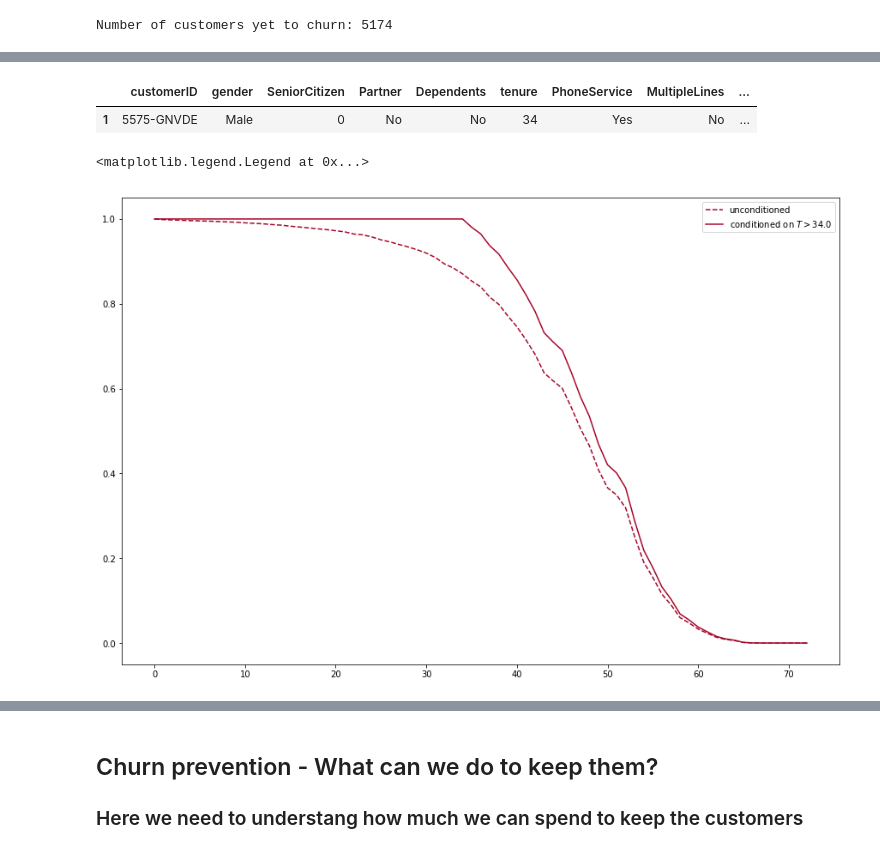
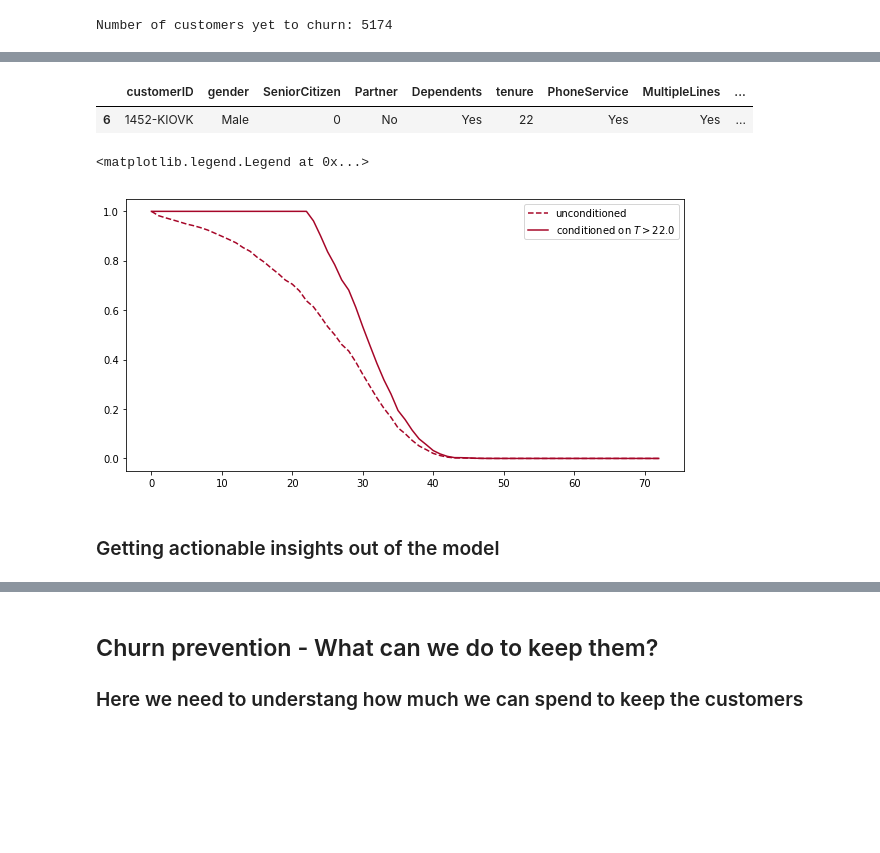
Before and after one commit to PadmajaVB/Cohort-Analysis, a Jupyter notebook: Code/TelcoCustomerChurn.ipynb, the cells around one changed output, grey strips where cells are left out. Saved outputs shown, nothing was run; the diff lists cells and outputs as text; code cells hidden in the pictures; blank space fills up the shorter version.

Commit message:
updating charts

```diff
--- a/Code/TelcoCustomerChurn.ipynb
+++ b/Code/TelcoCustomerChurn.ipynb
@@ -131,7 +126,7 @@ unconditioned_sf.head()
 # c.name => row number(index) of the data where Churn_Yes=0
 # data.loc[c.name, 'tenure'] => tenure value of specific index(c.name) in original data
 # c.loc[data.loc[c.name, 'tenure']]<=1 always in unconditioned_cf, which may not be true cuz the customers might continue using the platform even after the date of collection of data
-conditioned_sf = unconditioned_sf.apply(lambda c:(c/c.loc[data.loc[c.name, 'tenure']]).clip_upper(1))
+conditioned_sf = unconditioned_sf.apply(lambda c:(c/c.loc[data.loc[c.name, 'tenure']]).clip(upper=1))
 # %%
 conditioned_sf.head()
 # %% [output]
@@ -149,18 +142,22 @@ customer = '5575-GNVDE'
+# %%
+customer = '1452-KIOVK'
 # %%
 df.loc[df['customerID'] == customer]
 # %% [output]
 |  | customerID | gender | SeniorCitizen | Partner | Dependents | tenure | PhoneService | MultipleLines | ... |
-| 1 | 5575-GNVDE | Male | 0 | No | No | 34 | Yes | No | ... |
+| 6 | 1452-KIOVK | Male | 0 | No | Yes | 22 | Yes | Yes | ... |
 # %%
 # investigate individual customers and see how the conditioning has affected their survival over the base line
-plt.figure(figsize=(15, 10))
+plt.figure(figsize=(10, 5))
 subject = customer
 unconditioned_sf[subject].plot(ls="--", color="#A60628", label="unconditioned")
 conditioned_sf[subject].plot(color="#A60628", label=("conditioned on $T>%s$" % data.loc[subject]['tenure'])) # T>34 indicate that the customer is active even after 58 months
 plt.legend()
 # %% [output]
 <matplotlib.legend.Legend at 0x...>
-[figure, old version]
+[figure, new version]
+# %% [markdown]
+### Getting actionable insights out of the model
 # %%
 from lifelines.utils import median_survival_times, qth_survival_times
 # %%
```
Also changed, not shown: parts of 20 cells of this notebook, 2 other files.
